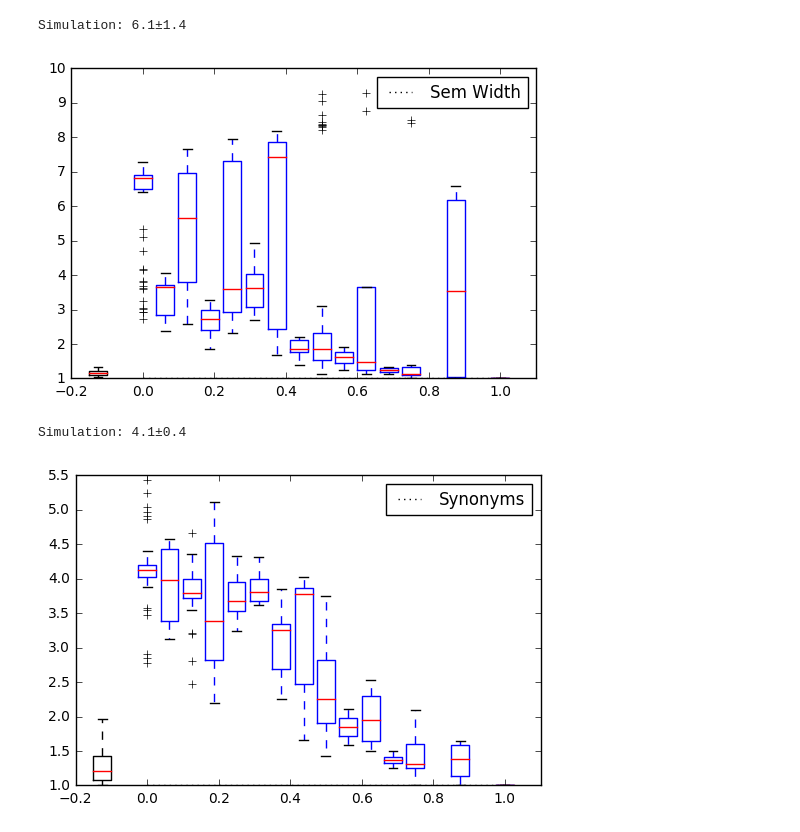
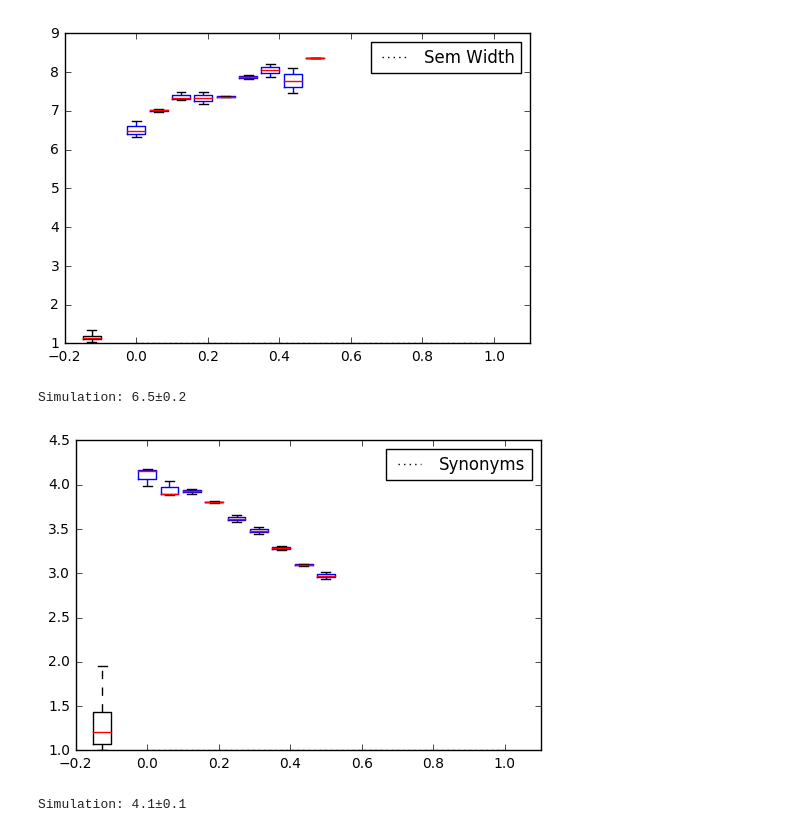
Before and after one commit to Anaphory/simuling, a Jupyter notebook: evaluation/PlotBasicStats.ipynb, the cells around one changed output. Saved outputs shown, nothing was run; the diff lists cells and outputs as text; code cells hidden in the pictures.

```diff
--- a/evaluation/PlotBasicStats.ipynb
+++ b/evaluation/PlotBasicStats.ipynb
@@ -79,41 +81,41 @@ Simulation: 760.6±252.4
 # %%
 import os
 n = {}
-for file in os.listdir("../"):
+for file in os.listdir(path):
     parts = file.split("-")
     if len(parts) == 5:
         all_data = pandas.read_csv(
-            os.path.join("..", file),
+            os.path.join(path, file),
             sep="\t",
             na_values=[""],
             keep_default_na=False,
             encoding='utf-8')
 
         p = float(parts[3])
         for language_id, language_data in all_data.groupby("Language_ID"):
-            if language_id in ["S","T"]:
+            if language_id >= "T":
                 n.setdefault(p, []).append(semantic_width(language_data))
 plt.boxplot([clics_semantic_width], positions=[-0.125], widths=0.05,
             sym='', boxprops={"color": "k"}, whiskerprops={"color": "k"},
             manage_xticks=False)
 
 plt.boxplot(list(n.values()), positions=list(n.keys()), widths=0.05, manage_xticks=False)
 
 plt.plot([0,1], [1, 1], "k:", label="Sem Width")
 plt.xlim(-0.2, 1.1)
 plt.legend()
 print("Simulation: {:0.1f}±{:0.1f}".format(numpy.mean(n[0]), numpy.std(n[0])))
 # %% [output]
+[figure, new version]
-Simulation: 6.1±1.4
+Simulation: 6.5±0.2
-[figure, old version]
 # %%
 import os
 n = {}
-for file in os.listdir("../"):
+for file in os.listdir(path):
     parts = file.split("-")
     if len(parts) == 5:
         all_data = pandas.read_csv(
-            os.path.join("..", file),
+            os.path.join(path, file),
             sep="\t",
             na_values=[""],
             keep_default_na=False,
@@ -121,7 +123,7 @@ for file in os.listdir("../"):
 
         p = float(parts[3])
         for language_id, language_data in all_data.groupby("Language_ID"):
-            if language_id in ["S","T"]:
+            if language_id >= "T":
                 n.setdefault(p, []).append(synonymity(language_data))
 plt.boxplot([clics_synonymity], positions=[-0.125], widths=0.05,
             sym='', boxprops={"color": "k"}, whiskerprops={"color": "k"},
@@ -134,5 +136,5 @@ plt.xlim(-0.2, 1.1)
 plt.legend()
 print("Simulation: {:0.1f}±{:0.1f}".format(numpy.mean(n[0]), numpy.std(n[0])))
 # %% [output]
+[figure, new version]
-Simulation: 4.1±0.4
+Simulation: 4.1±0.1
-[figure, old version]
```
Also changed, not shown: parts of 2 cells of this notebook, 4 other files.
